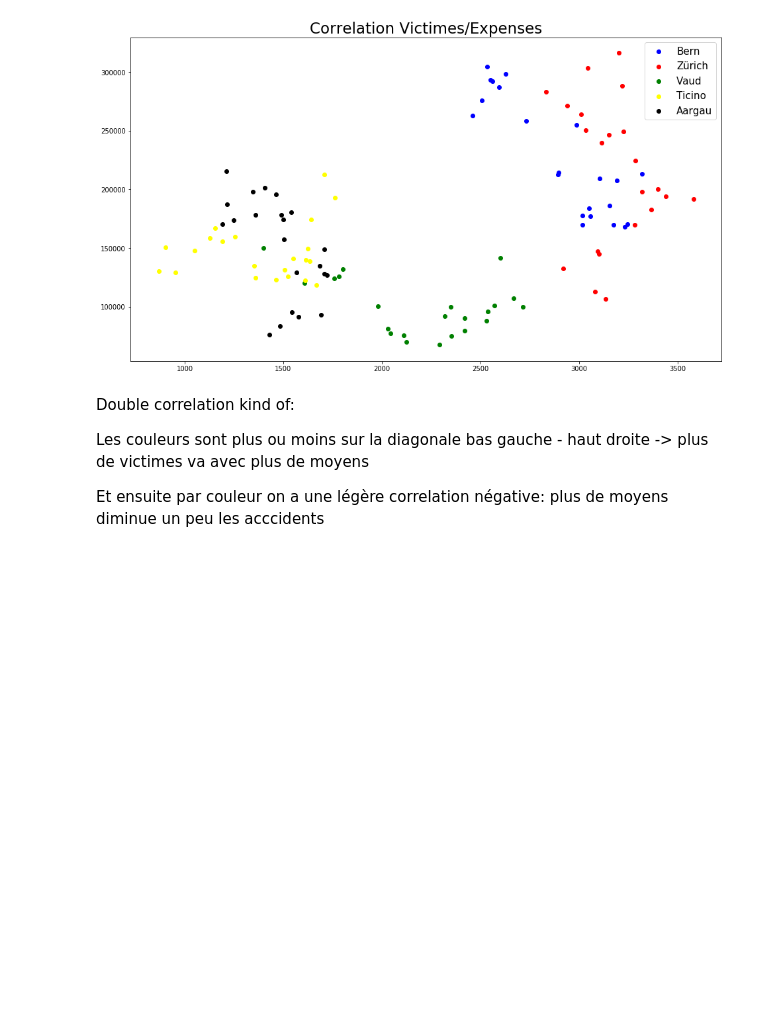
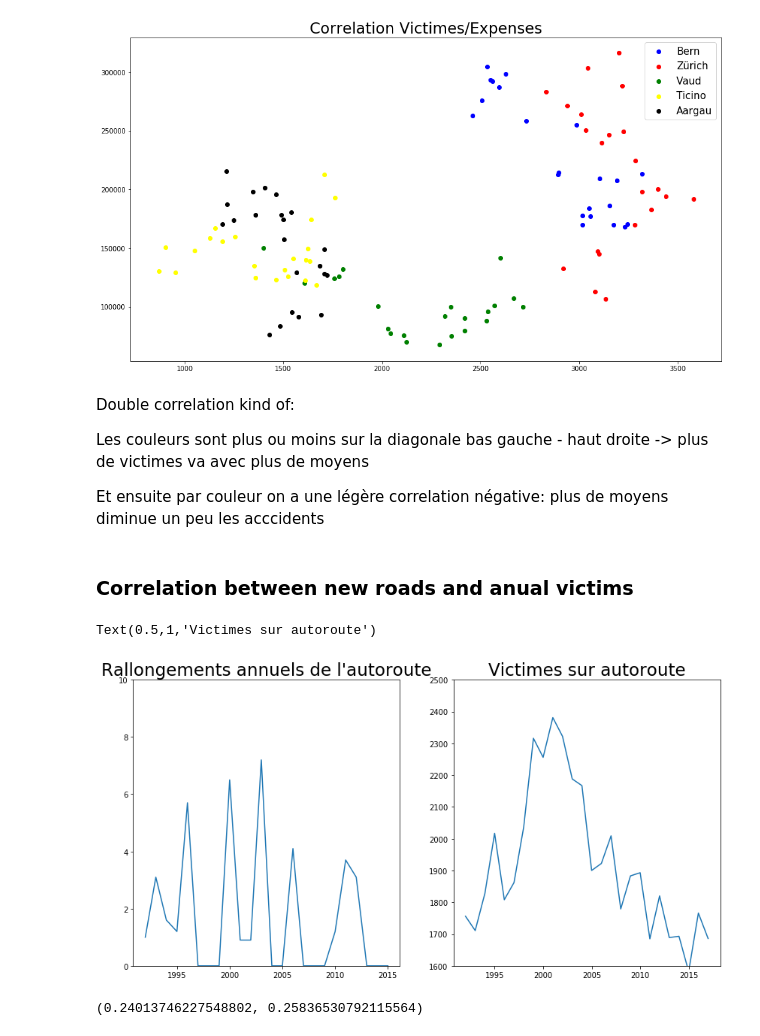
Before and after one commit to epfl-ada-2018/project-pizzafels, a Jupyter notebook: Correlations.ipynb, the cells around one changed output. Cells and saved outputs as stored; diff of their text form; code cells hidden in the pictures; blank space fills up the shorter version.

```diff
--- a/Correlations.ipynb
+++ b/Correlations.ipynb
@@ -272,3 +273,38 @@ Double correlation kind of:
 Les couleurs sont plus ou moins sur la diagonale bas gauche - haut droite -> plus de victimes va avec plus de moyens
 
 Et ensuite par couleur on a une légère correlation négative: plus de moyens diminue un peu les acccidents
+# %% [markdown]
+### Correlation between new roads and anual victims
+# %%
+longueur = df_Longueur_routes
+longueurBerne = longueur[longueur.canton == 'Berne']
+longueurBerne
+
+new_road = []
+for i in range(len(longueurBerne['Routes nationales'])-1):
+    l0 = longueurBerne.iat[i, 3]
+    l1 = longueurBerne.iat[i+1, 3]
+    new_road.append(abs(l1-l0))
+
+fig, (ax1, ax2) = plt.subplots(1, 2, figsize=(14, 7), sharey=False)
+ax1.plot(np.arange(1992,2016,1),new_road, label = "Rallongements annuels de l'autoroute")
+ax1.set_ylim(0,10)
+ax1.set_title("Rallongements annuels de l'autoroute", fontsize=23)
+
+ax2.plot(np.arange(1992,2018,1),victimes_ruralite.iloc[2], label = 'Nb accidents')
+ax2.set_ylim(1600,2500)
+ax2.set_title('Victimes sur autoroute', fontsize=23)
+# plt.xticks(fontsize=15)
+# plt.yticks(fontsize=15)
+# plt.show()
+# %% [output]
+Text(0.5,1,'Victimes sur autoroute')
+[figure, added]
+# %%
+xRd = new_road
+yVictimes = victimes_ruralite.iloc[2, 1:25]
+cor,p = stats.pearsonr(xRd, yVictimes)
+cor, p
+# print(xRd, yVictimes)
+# %% [output]
+(0.24013746227548802, 0.25836530792115564)
```
Also changed, not shown: parts of 3 cells of this notebook.
